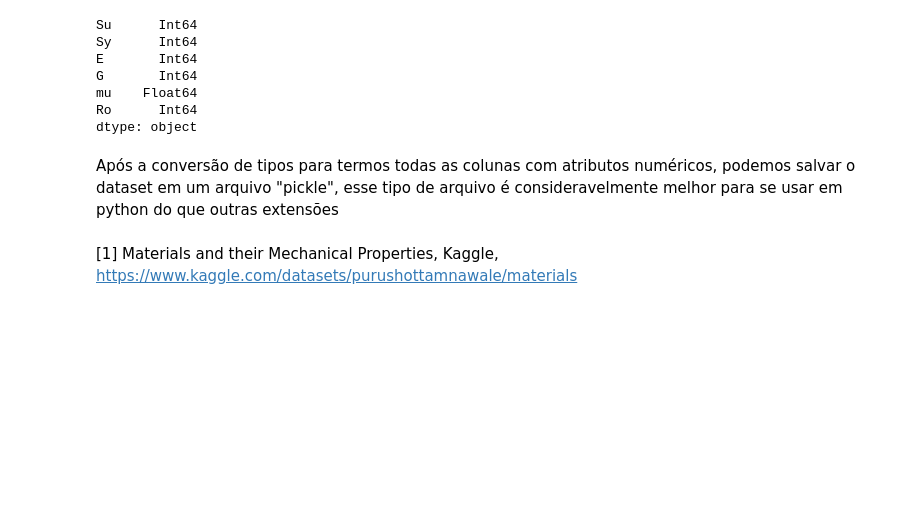
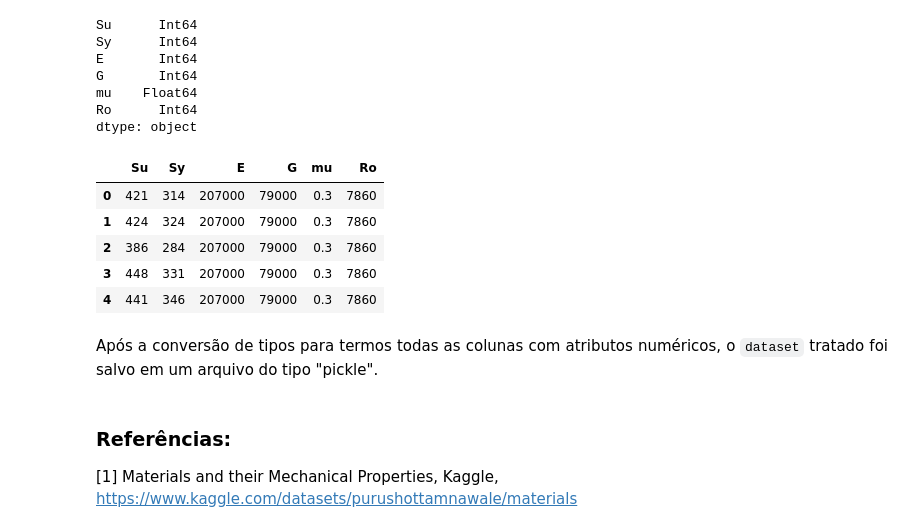
Before and after one commit to EmmanoelPequeno/Materials-and-their-Mechanical-Properties, a Jupyter notebook: Conjuntos de dados/Tratamento dos Dados.ipynb, the cells around one changed output. Cells and saved outputs as stored; diff of their text form; code cells hidden in the pictures; blank space fills up the shorter version.

```diff
--- a/Conjuntos de dados/Tratamento dos Dados.ipynb
+++ b/Conjuntos de dados/Tratamento dos Dados.ipynb
@@ -14,5 +27,6 @@ df = pd.read_csv("../Conjuntos de dados/Data.csv")
 # %%
-lista_colunas = df.columns.tolist()
-print(lista_colunas)
+columns_list = df.columns.tolist()
+print(columns_list)
+df.dtypes
 # %% [output]
 ['Std', 'ID', 'Material', 'Heat treatment', 'Su', 'Sy', 'A5', 'Bhn', 'E', 'G', 'mu', 'Ro', 'pH', 'Desc', 'HV']
@@ -20,0 +71,3 @@ Por estarmos tratando de um problema de regressão, excluimos as colunas não nu
+# %%
+for i in columns_list:
+    print(f"""O atributo '{i}' apresenta {df[i].isna().sum()} valores faltantes""")
@@ -34,0 +112,6 @@ Verificado a divergência de tipos em uma das colunas (Sy), a mesma estando clas
+# %%
+for i in range(len(df['Sy'])):
+    count = 0
+    if isinstance(i, float):
+        count += 1
+print(f'Há {count} valores do tipo float')
@@ -39,6 +124,6 @@ for i in range(len(df['Sy'])):
         print(df['Sy'][i])
         df = df.drop(labels=i)
     if sting_digito.isdigit():
-        df['Sy'][i] = float(df['Sy'][i])
+        df.loc[i, 'Sy'] = int(df['Sy'][i])
 df = df.reset_index(drop= True)
 # %% [output]
@@ -87,9 +158,20 @@ G       Int64
 mu    Float64
 Ro      Int64
 dtype: object
+# %%
+df.head()
+# %% [output]
+|  | Su | Sy | E | G | mu | Ro |
+| 0 | 421 | 314 | 207000 | 79000 | 0.3 | 7860 |
+| 1 | 424 | 324 | 207000 | 79000 | 0.3 | 7860 |
+| 2 | 386 | 284 | 207000 | 79000 | 0.3 | 7860 |
+| 3 | 448 | 331 | 207000 | 79000 | 0.3 | 7860 |
+| 4 | 441 | 346 | 207000 | 79000 | 0.3 | 7860 |
 # %% [markdown]
-Após a conversão de tipos para termos todas as colunas com atributos numéricos, podemos salvar o dataset em um arquivo "pickle", esse tipo de arquivo é consideravelmente melhor para se usar em python do que outras extensões
+<p style="text-align: justify;"> Após a conversão de tipos para termos todas as colunas com atributos numéricos, o <code>dataset</code> tratado foi salvo em um arquivo do tipo "pickle".
 # %%
 df.to_pickle("Dataset.pickle")
 # %% [markdown]
+### Referências:
+
 [1] Materials and their Mechanical Properties, Kaggle, https://www.kaggle.com/datasets/purushottamnawale/materials
```
Also changed, not shown: parts of 19 cells of this notebook, 36 other files.
